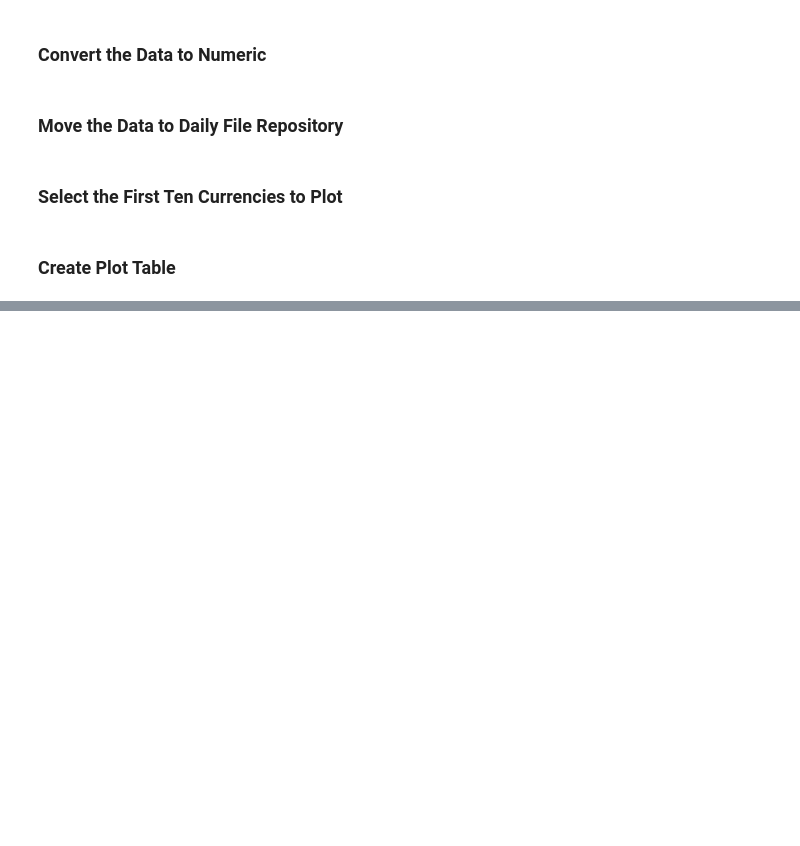
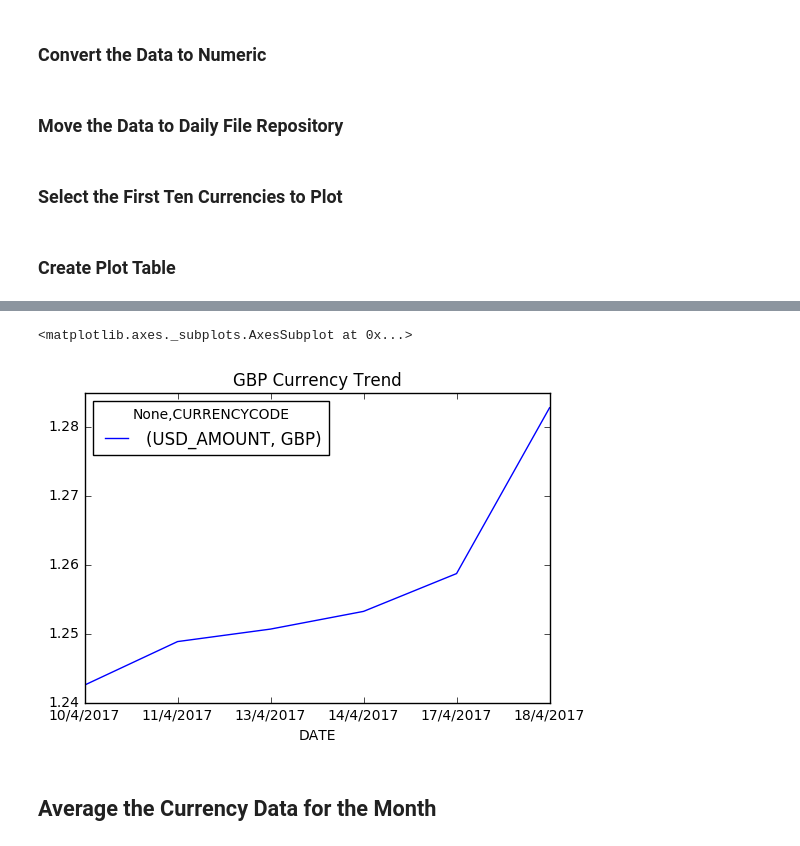
Before and after one commit to dbjohnsonii/currency_monitor, a Jupyter notebook: currency_monitor.ipynb, the cells around one changed output, grey strips where cells are left out. Saved outputs shown, nothing was run; the diff lists cells and outputs as text; code cells hidden in the pictures; blank space fills up the shorter version.

Commit message:
currency_monitor_3

```diff
--- a/currency_monitor.ipynb
+++ b/currency_monitor.ipynb
@@ -339,0 +339,11 @@ charts.set_ylabel("USD")
+# %%
+path =r'G:\Pricing\IC Opt project\pi_implementation\currency conversion\daily'#Establishes the path of where the files are domicled
+filenames = g.glob(path + "/*.csv") #glob identifies the unix style pathway pattern. In this case we tell glob to identify CSV files in a certain path
+
+dfs=[]#create a blank list
+for filename in filenames: #The filenames are assigned to a list, this operation will run through each of the files and append them to a list
+    dfs.append(pd.read_csv(filename))
+
+big_frame = pd.concat(dfs, ignore_index=True)#this combines the list of files together, make sure the column names are the same
+# %%
+big_frame=big_frame[['DATE','MONTH','YEAR','CURRENCYCODE','EXCHANGE_AMOUNT','USD_AMOUNT']] #select the fields from the appended info I want to use to build the repository
@@ -339,0 +352,5 @@ charts.set_ylabel("USD")
+# %%
+curr_gbp=big_frame[['DATE','USD_AMOUNT','CURRENCYCODE']][(big_frame['CURRENCYCODE']=='GBP')]
+curr_gbp['DATE']=curr_gbp['DATE'].astype(str)
+curr_gbp=curr_gbp.pivot_table(['USD_AMOUNT'],index=['DATE'],columns=['CURRENCYCODE'])
+curr_gbp
@@ -339,0 +367,8 @@ charts.set_ylabel("USD")
+# %%
+curr_gbp_plot=curr_gbp
+curr_gbp_plot.plot(kind='line',title='GBP Currency Trend')
+# %% [output]
+<matplotlib.axes._subplots.AxesSubplot at 0x...>
+[figure, added]
+# %% [markdown]
+## Average the Currency Data for the Month
```
Also changed, not shown: parts of 21 cells of this notebook.
